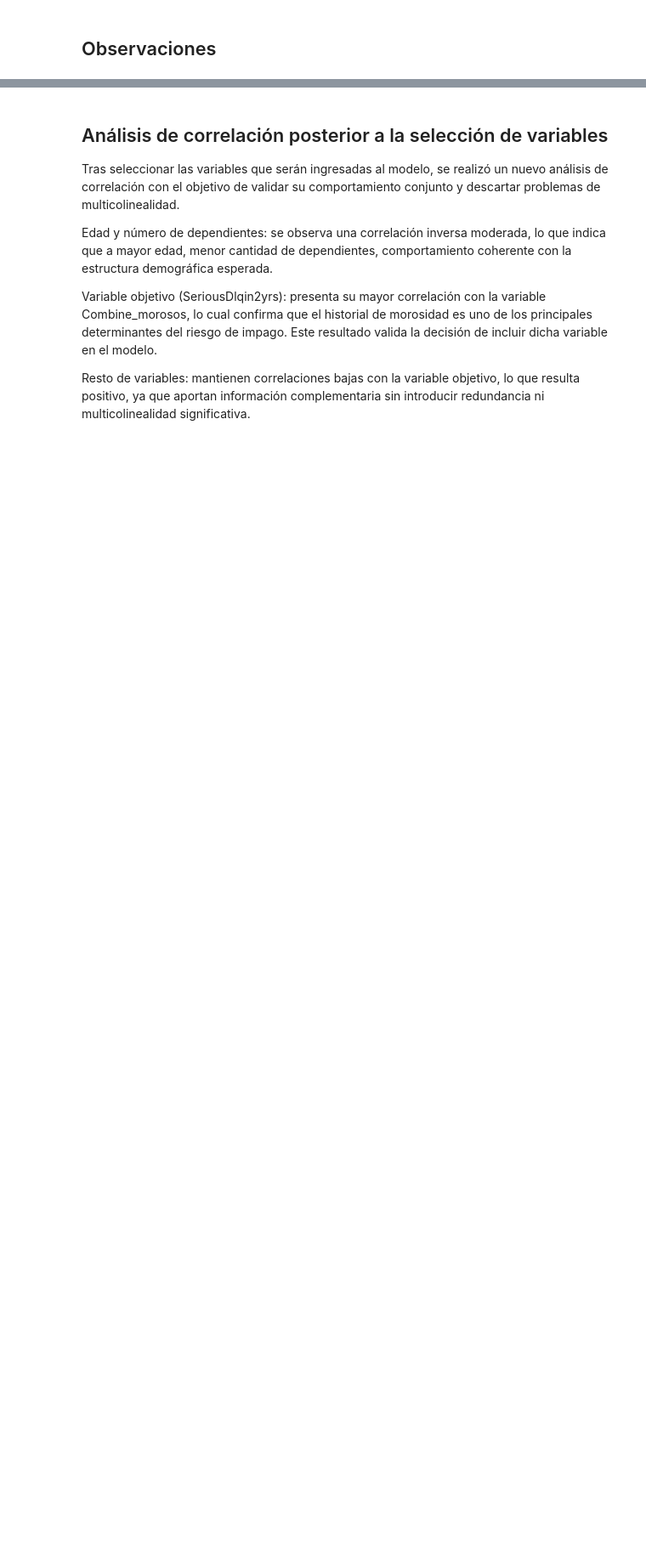
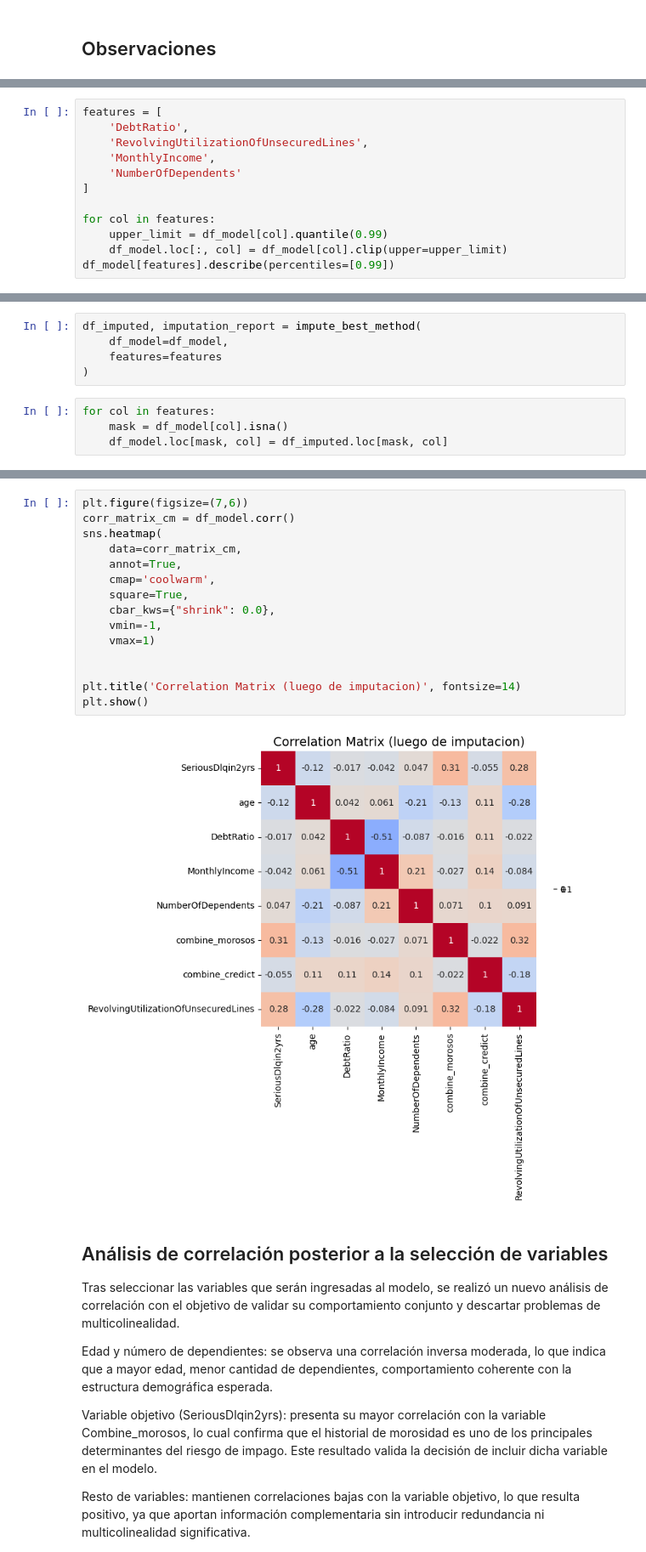
Before and after one commit to THEWACHER1103/analisis_crediticio, a Jupyter notebook: Analisis_crediticio.ipynb, the cells around one changed output, grey strips where cells are left out. Shown at 85% size. Drawn from its saved outputs; the diff is of its cells as text; blank space fills up the shorter version.

```diff
--- a/Analisis_crediticio.ipynb
+++ b/Analisis_crediticio.ipynb
@@ -386,0 +393,12 @@ plt.show()
+# %%
+features = [
+    'DebtRatio',
+    'RevolvingUtilizationOfUnsecuredLines',
+    'MonthlyIncome',
+    'NumberOfDependents'
+]
+
+for col in features:
+    upper_limit = df_model[col].quantile(0.99)
+    df_model.loc[:, col] = df_model[col].clip(upper=upper_limit)
+df_model[features].describe(percentiles=[0.99])
@@ -386,0 +521,9 @@ plt.show()
+# %%
+df_imputed, imputation_report = impute_best_method(
+    df_model=df_model,
+    features=features
+)
+# %%
+for col in features:
+    mask = df_model[col].isna()
+    df_model.loc[mask, col] = df_imputed.loc[mask, col]
@@ -387,3 +560,20 @@ plt.show()
+# %%
+plt.figure(figsize=(7,6))
+corr_matrix_cm = df_model.corr()
+sns.heatmap(
+    data=corr_matrix_cm,
+    annot=True,
+    cmap='coolwarm',
+    square=True,
+    cbar_kws={"shrink": 0.0},
+    vmin=-1,
+    vmax=1)
+
+
+plt.title('Correlation Matrix (luego de imputacion)', fontsize=14)
+plt.show()
+# %% [output]
+[figure, added]
 # %% [markdown]
 ## Análisis de correlación posterior a la selección de variables
 
```
Also changed, not shown: parts of 21 cells of this notebook.
